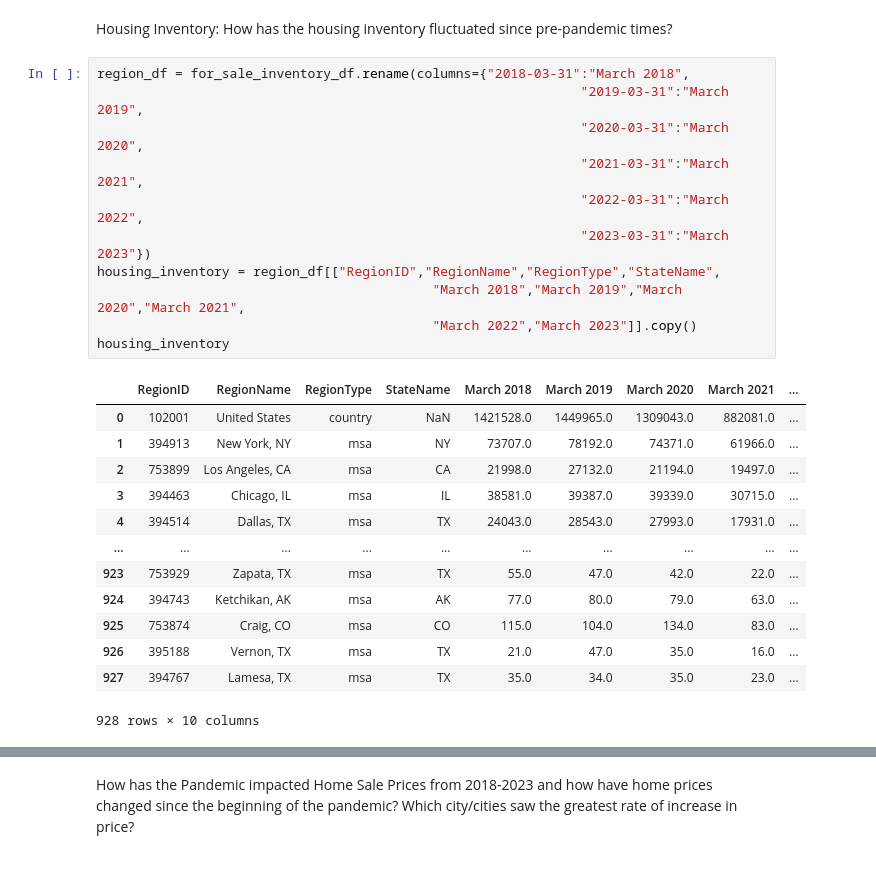
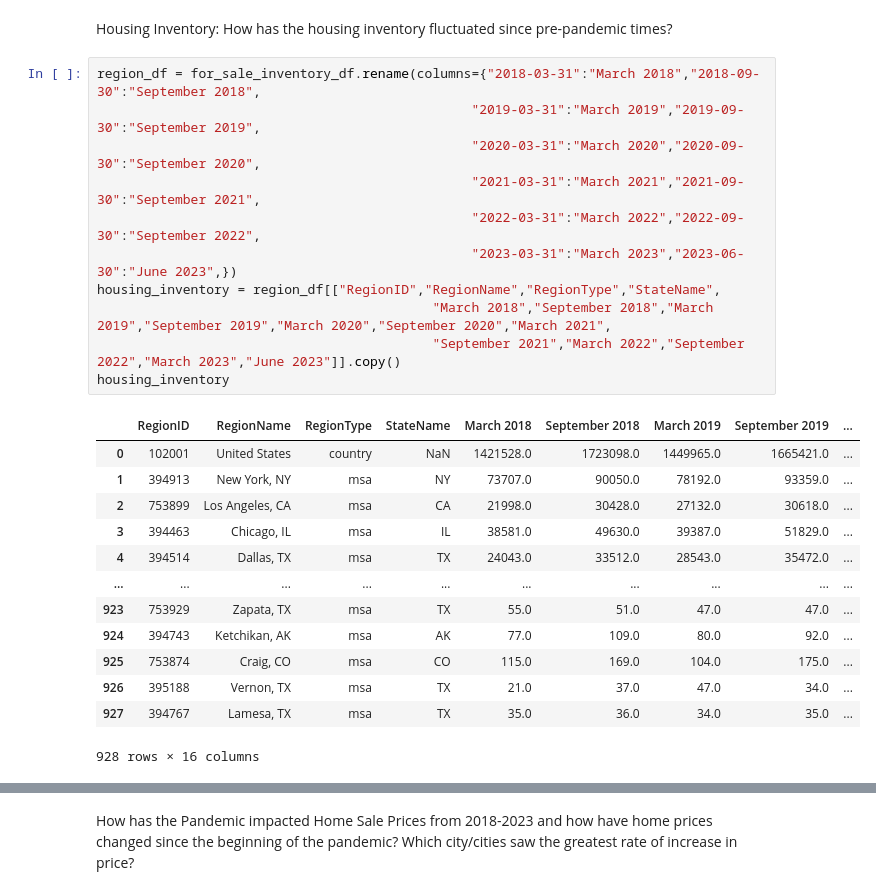
Before and after one commit to ashley-ley/Zillow-Housing-Analysis, a Jupyter notebook: Zillow-Notebook.ipynb, the cells around one changed output, grey strips where cells are left out. Cells and saved outputs as stored; diff of their text form.

```diff
--- a/Zillow-Notebook.ipynb
+++ b/Zillow-Notebook.ipynb
@@ -14,30 +14,30 @@ median_sale_path_df = pd.read_csv(median_sale_path)
 # %% [markdown]
 Housing Inventory: How has the housing inventory fluctuated since pre-pandemic times?
 # %%
-region_df = for_sale_inventory_df.rename(columns={"2018-03-31":"March 2018",
-                                                              "2019-03-31":"March 2019",
-                                                              "2020-03-31":"March 2020",
-                                                              "2021-03-31":"March 2021",
-                                                              "2022-03-31":"March 2022",
-                                                              "2023-03-31":"March 2023"})
+region_df = for_sale_inventory_df.rename(columns={"2018-03-31":"March 2018","2018-09-30":"September 2018",
+                                                "2019-03-31":"March 2019","2019-09-30":"September 2019",
+                                                "2020-03-31":"March 2020","2020-09-30":"September 2020",
+                                                "2021-03-31":"March 2021","2021-09-30":"September 2021",
+                                                "2022-03-31":"March 2022","2022-09-30":"September 2022",
+                                                "2023-03-31":"March 2023","2023-06-30":"June 2023",})
 housing_inventory = region_df[["RegionID","RegionName","RegionType","StateName",
-                                           "March 2018","March 2019","March 2020","March 2021",
-                                           "March 2022","March 2023"]].copy()
+                                           "March 2018","September 2018","March 2019","September 2019","March 2020","September 2020","March 2021",
+                                           "September 2021","March 2022","September 2022","March 2023","June 2023"]].copy()
 housing_inventory
 # %% [output]
-|  | RegionID | RegionName | RegionType | StateName | March 2018 | March 2019 | March 2020 | March 2021 | ... |
-| 0 | 102001 | United States | country | NaN | 1421528.0 | 1449965.0 | 1309043.0 | 882081.0 | ... |
-| 1 | 394913 | New York, NY | msa | NY | 73707.0 | 78192.0 | 74371.0 | 61966.0 | ... |
-| 2 | 753899 | Los Angeles, CA | msa | CA | 21998.0 | 27132.0 | 21194.0 | 19497.0 | ... |
-| 3 | 394463 | Chicago, IL | msa | IL | 38581.0 | 39387.0 | 39339.0 | 30715.0 | ... |
-| 4 | 394514 | Dallas, TX | msa | TX | 24043.0 | 28543.0 | 27993.0 | 17931.0 | ... |
+|  | RegionID | RegionName | RegionType | StateName | March 2018 | September 2018 | March 2019 | September 2019 | ... |
+| 0 | 102001 | United States | country | NaN | 1421528.0 | 1723098.0 | 1449965.0 | 1665421.0 | ... |
+| 1 | 394913 | New York, NY | msa | NY | 73707.0 | 90050.0 | 78192.0 | 93359.0 | ... |
+| 2 | 753899 | Los Angeles, CA | msa | CA | 21998.0 | 30428.0 | 27132.0 | 30618.0 | ... |
+| 3 | 394463 | Chicago, IL | msa | IL | 38581.0 | 49630.0 | 39387.0 | 51829.0 | ... |
+| 4 | 394514 | Dallas, TX | msa | TX | 24043.0 | 33512.0 | 28543.0 | 35472.0 | ... |
 | ... | ... | ... | ... | ... | ... | ... | ... | ... | ... |
-| 923 | 753929 | Zapata, TX | msa | TX | 55.0 | 47.0 | 42.0 | 22.0 | ... |
-| 924 | 394743 | Ketchikan, AK | msa | AK | 77.0 | 80.0 | 79.0 | 63.0 | ... |
-| 925 | 753874 | Craig, CO | msa | CO | 115.0 | 104.0 | 134.0 | 83.0 | ... |
-| 926 | 395188 | Vernon, TX | msa | TX | 21.0 | 47.0 | 35.0 | 16.0 | ... |
-| 927 | 394767 | Lamesa, TX | msa | TX | 35.0 | 34.0 | 35.0 | 23.0 | ... |
+| 923 | 753929 | Zapata, TX | msa | TX | 55.0 | 51.0 | 47.0 | 47.0 | ... |
+| 924 | 394743 | Ketchikan, AK | msa | AK | 77.0 | 109.0 | 80.0 | 92.0 | ... |
+| 925 | 753874 | Craig, CO | msa | CO | 115.0 | 169.0 | 104.0 | 175.0 | ... |
+| 926 | 395188 | Vernon, TX | msa | TX | 21.0 | 37.0 | 47.0 | 34.0 | ... |
+| 927 | 394767 | Lamesa, TX | msa | TX | 35.0 | 36.0 | 34.0 | 35.0 | ... |
-928 rows × 10 columns
+928 rows × 16 columns
 # %%
 # Create a variable for each city we are analyzing for this project
 homes_in_austin_tx = housing_inventory.loc[housing_inventory["RegionName"] == "Austin, TX"]
```
Also changed, not shown: parts of 1 cell of this notebook.
